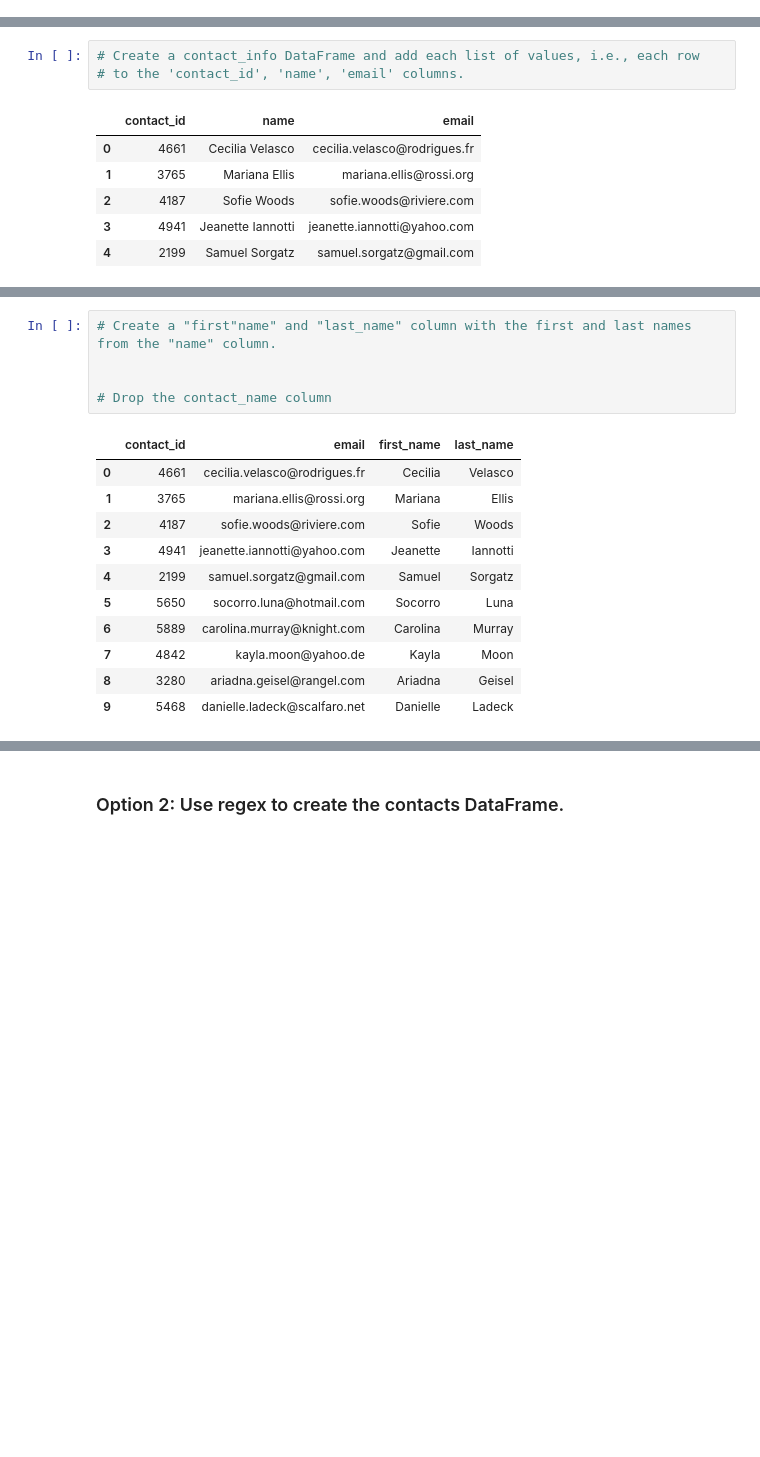
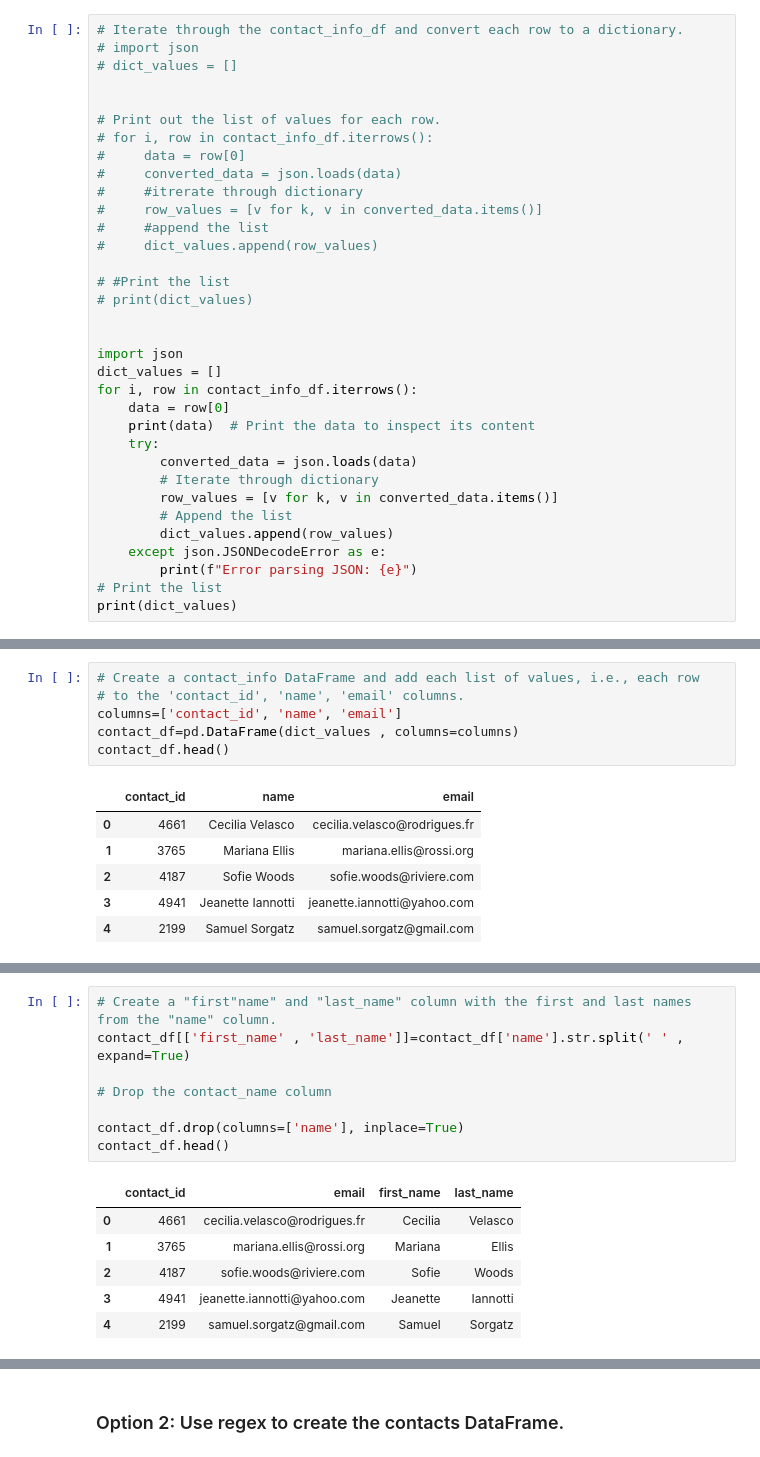
Before and after one commit to BillieOdelle/Crowdfunding_ETL, a Jupyter notebook: Resources/ETL_Mini_Project_Starter_Code_BGore.ipynb, the cells around one changed output, grey strips where cells are left out. Saved outputs shown, nothing was run; the diff lists cells and outputs as text; blank space fills up the shorter version.

```diff
--- a/Resources/ETL_Mini_Project_Starter_Code_BGore.ipynb
+++ b/Resources/ETL_Mini_Project_Starter_Code_BGore.ipynb
@@ -336,0 +327,34 @@ print(dict_values)
+# %%
+# Iterate through the contact_info_df and convert each row to a dictionary.
+# import json
+# dict_values = []
+
+
+# Print out the list of values for each row.
+# for i, row in contact_info_df.iterrows():
+#     data = row[0]
+#     converted_data = json.loads(data)
+#     #itrerate through dictionary
+#     row_values = [v for k, v in converted_data.items()]
+#     #append the list
+#     dict_values.append(row_values)
+
+# #Print the list
+# print(dict_values)
+
+
+import json
+dict_values = []
+for i, row in contact_info_df.iterrows():
+    data = row[0]
+    print(data)  # Print the data to inspect its content
+    try:
+        converted_data = json.loads(data)
+        # Iterate through dictionary
+        row_values = [v for k, v in converted_data.items()]
+        # Append the list
+        dict_values.append(row_values)
+    except json.JSONDecodeError as e:
+        print(f"Error parsing JSON: {e}")
+# Print the list
+print(dict_values)
@@ -337,6 +379,9 @@ print(dict_values)
 # %%
 # Create a contact_info DataFrame and add each list of values, i.e., each row
 # to the 'contact_id', 'name', 'email' columns.
+columns=['contact_id', 'name', 'email']
+contact_df=pd.DataFrame(dict_values , columns=columns)
+contact_df.head()
 # %% [output]
 |  | contact_id | name | email |
 | 0 | 4661 | Cecilia Velasco | cecilia.velasco@rodrigues.fr |
@@ -359,20 +405,18 @@ dtypes: int64(1), object(2)
 memory usage: 23.6+ KB
 # %%
 # Create a "first"name" and "last_name" column with the first and last names from the "name" column.
-
+contact_df[['first_name' , 'last_name']]=contact_df['name'].str.split(' ' , expand=True)
 
 # Drop the contact_name column
+
+contact_df.drop(columns=['name'], inplace=True)
+contact_df.head()
 # %% [output]
 |  | contact_id | email | first_name | last_name |
 | 0 | 4661 | cecilia.velasco@rodrigues.fr | Cecilia | Velasco |
 | 1 | 3765 | mariana.ellis@rossi.org | Mariana | Ellis |
 | 2 | 4187 | sofie.woods@riviere.com | Sofie | Woods |
 | 3 | 4941 | jeanette.iannotti@yahoo.com | Jeanette | Iannotti |
 | 4 | 2199 | samuel.sorgatz@gmail.com | Samuel | Sorgatz |
-| 5 | 5650 | socorro.luna@hotmail.com | Socorro | Luna |
-| 6 | 5889 | carolina.murray@knight.com | Carolina | Murray |
-| 7 | 4842 | kayla.moon@yahoo.de | Kayla | Moon |
-| 8 | 3280 | ariadna.geisel@rangel.com | Ariadna | Geisel |
-| 9 | 5468 | danielle.ladeck@scalfaro.net | Danielle | Ladeck |
 # %%
 # Reorder the columns
```
Also changed, not shown: parts of 9 cells of this notebook, 3 other files.
